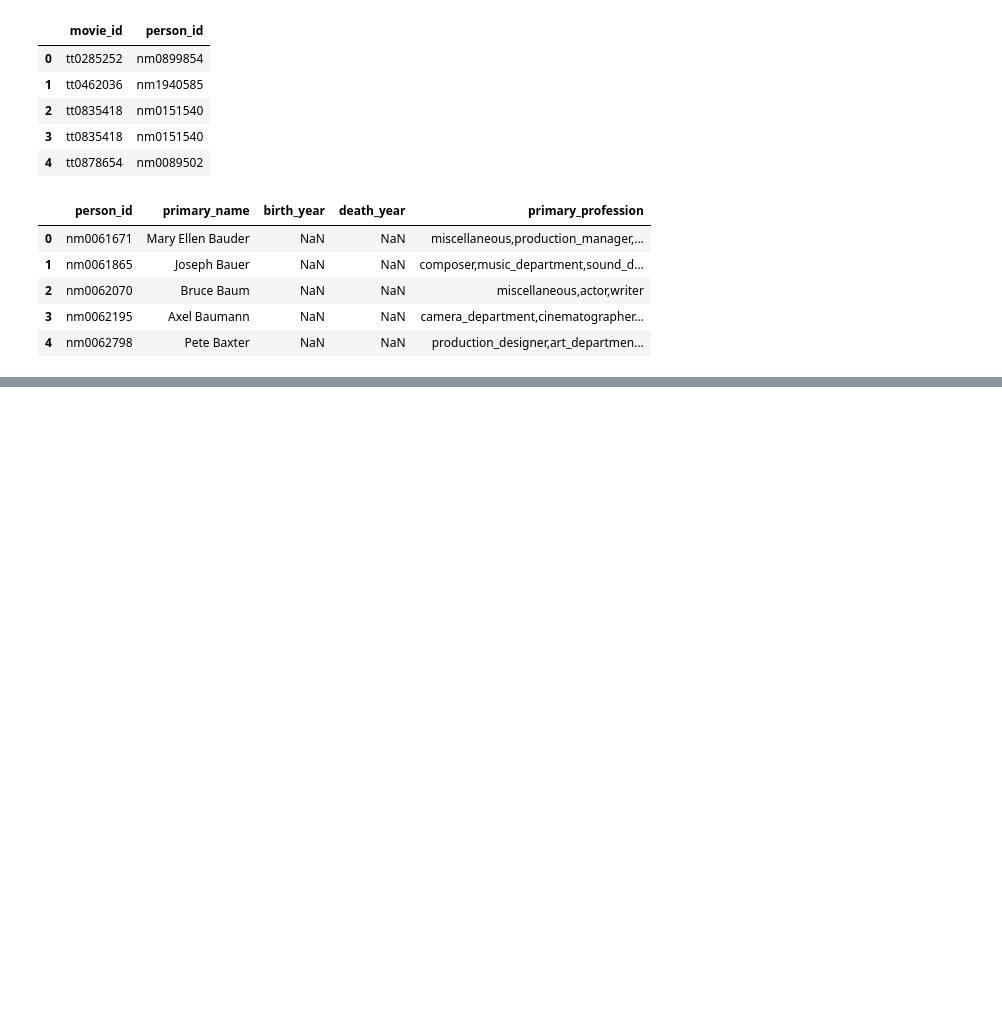
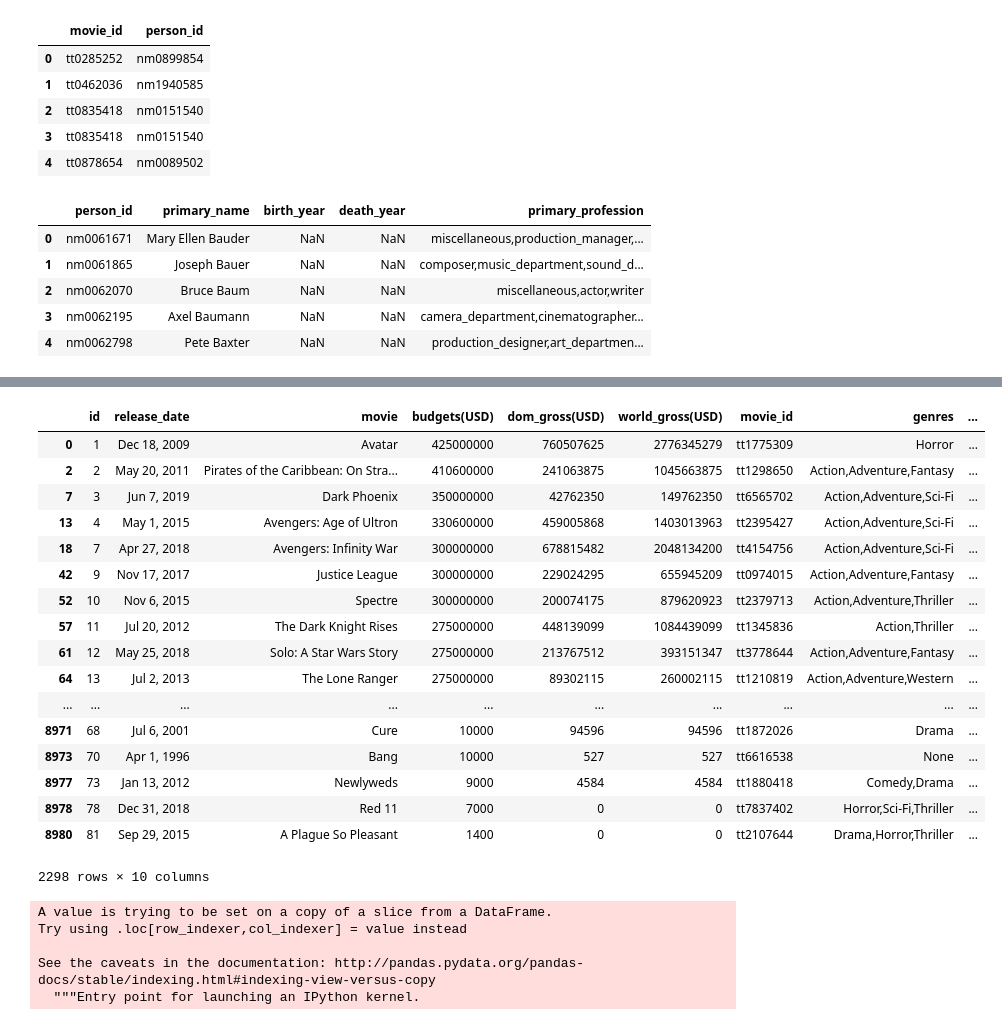
Before and after one commit to learn-co-curriculum/dsc-phase-1-project-v2-4, a Jupyter notebook: Yue_copy.ipynb, the cells around one changed output, grey strips where cells are left out. Cells and saved outputs as stored; diff of their text form; code cells hidden in the pictures; blank space fills up the shorter version.

Commit message:
finalizing the master table

```diff
--- a/Yue_copy.ipynb
+++ b/Yue_copy.ipynb
@@ -293,10 +293,11 @@ df_person.head()
 # %%
 director_df = pd.read_sql("""
                             SELECT
-                                primary_name, person_id
+                                d.movie_id, p.primary_name AS director_name
                             FROM
-                                persons
-                                INNER JOIN directors
-                                    ON persons.person_id = directors.person_id
+                                directors AS d
+                                INNER JOIN persons AS p
+                                    ON d.person_id = p.person_id
                                 """, con)
+director_df.head()
 # %% [output]
@@ -306,0 +320,35 @@ DatabaseError: Execution failed on sql '
+# %%
+movie_df = movie_budget.merge(director_df, on='movie_id', how='inner')
+# %%
+movie_df.drop_duplicates(subset='movie_id',keep='first', inplace=True)
+# %%
+movie_clean_df = movie_df.drop_duplicates(subset='movie',keep='first')
+# %%
+movie_clean_df
+# %% [output]
+|  | id | release_date | movie | budgets(USD) | dom_gross(USD) | world_gross(USD) | movie_id | genres | ... |
+| 0 | 1 | Dec 18, 2009 | Avatar | 425000000 | 760507625 | 2776345279 | tt1775309 | Horror | ... |
+| 2 | 2 | May 20, 2011 | Pirates of the Caribbean: On Stra... | 410600000 | 241063875 | 1045663875 | tt1298650 | Action,Adventure,Fantasy | ... |
+| 7 | 3 | Jun 7, 2019 | Dark Phoenix | 350000000 | 42762350 | 149762350 | tt6565702 | Action,Adventure,Sci-Fi | ... |
+| 13 | 4 | May 1, 2015 | Avengers: Age of Ultron | 330600000 | 459005868 | 1403013963 | tt2395427 | Action,Adventure,Sci-Fi | ... |
+| 18 | 7 | Apr 27, 2018 | Avengers: Infinity War | 300000000 | 678815482 | 2048134200 | tt4154756 | Action,Adventure,Sci-Fi | ... |
+| 42 | 9 | Nov 17, 2017 | Justice League | 300000000 | 229024295 | 655945209 | tt0974015 | Action,Adventure,Fantasy | ... |
+| 52 | 10 | Nov 6, 2015 | Spectre | 300000000 | 200074175 | 879620923 | tt2379713 | Action,Adventure,Thriller | ... |
+| 57 | 11 | Jul 20, 2012 | The Dark Knight Rises | 275000000 | 448139099 | 1084439099 | tt1345836 | Action,Thriller | ... |
+| 61 | 12 | May 25, 2018 | Solo: A Star Wars Story | 275000000 | 213767512 | 393151347 | tt3778644 | Action,Adventure,Fantasy | ... |
+| 64 | 13 | Jul 2, 2013 | The Lone Ranger | 275000000 | 89302115 | 260002115 | tt1210819 | Action,Adventure,Western | ... |
+| ... | ... | ... | ... | ... | ... | ... | ... | ... | ... |
+| 8971 | 68 | Jul 6, 2001 | Cure | 10000 | 94596 | 94596 | tt1872026 | Drama | ... |
+| 8973 | 70 | Apr 1, 1996 | Bang | 10000 | 527 | 527 | tt6616538 | None | ... |
+| 8977 | 73 | Jan 13, 2012 | Newlyweds | 9000 | 4584 | 4584 | tt1880418 | Comedy,Drama | ... |
+| 8978 | 78 | Dec 31, 2018 | Red 11 | 7000 | 0 | 0 | tt7837402 | Horror,Sci-Fi,Thriller | ... |
+| 8980 | 81 | Sep 29, 2015 | A Plague So Pleasant | 1400 | 0 | 0 | tt2107644 | Drama,Horror,Thriller | ... |
+2298 rows × 10 columns
+# %%
+movie_clean_df['Estimated Profit'] = movie_clean_df['world_gross(USD)']-movie_clean_df['budgets(USD)']
+# %% [output]
+A value is trying to be set on a copy of a slice from a DataFrame.
+Try using .loc[row_indexer,col_indexer] = value instead
+
+See the caveats in the documentation: http://pandas.pydata.org/pandas-docs/stable/indexing.html#indexing-view-versus-copy
+  """Entry point for launching an IPython kernel.
```
Also changed, not shown: parts of 3 cells of this notebook.
